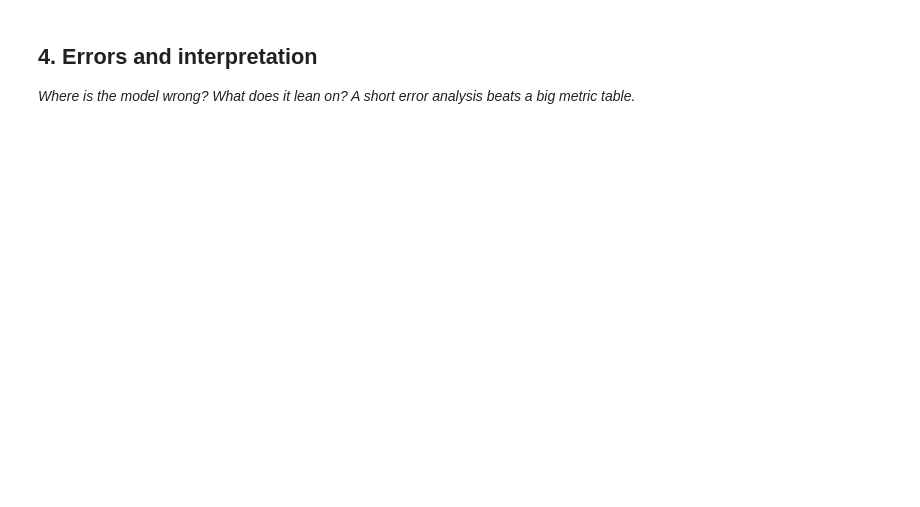
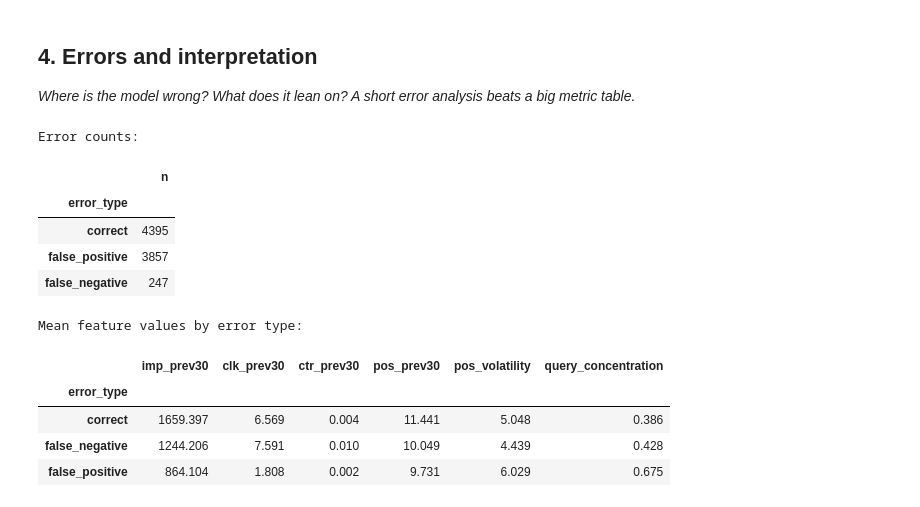
Before and after one commit to 2k24csaiml1e2411265-wq/ML_starter_FlyrankAI, a Jupyter notebook: work/notebooks/w05_model.ipynb, the cells around one changed output. Saved outputs shown, nothing was run; the diff lists cells and outputs as text; code cells hidden in the pictures; blank space fills up the shorter version.

```diff
--- a/work/notebooks/w05_model.ipynb
+++ b/work/notebooks/w05_model.ipynb
@@ -29,0 +43,17 @@ This skeleton is yours to fill. Work the sections **in order** — each one has
+# %%
+features=con.sql(f"""
+WITH base AS (
+ SELECT client_hash_id,content_hash_id,SUM(gsc_impressions) imp_prev30,SUM(gsc_clicks) clk_prev30,
+ AVG(gsc_avg_position) pos_prev30,STDDEV_SAMP(gsc_avg_position) pos_volatility
+ FROM {DAILY} WHERE report_date>=DATE '2026-02-01' AND report_date<DATE '2026-03-01'
+ GROUP BY 1,2 HAVING SUM(gsc_impressions)>=100),
+queries AS (SELECT content_hash_id,SUM(impressions_90d) kept_impressions,MAX(impressions_90d) top_query_impressions FROM {QUERY} GROUP BY content_hash_id),
+outcome AS (SELECT client_hash_id,content_hash_id,SUM(gsc_impressions) imp_future30 FROM {DAILY} WHERE report_date>=DATE '2026-03-01' AND report_date<DATE '2026-04-01' GROUP BY 1,2)
+SELECT b.*,CASE WHEN b.imp_prev30>0 THEN b.clk_prev30/b.imp_prev30 ELSE NULL END ctr_prev30,
+CASE WHEN q.kept_impressions>0 THEN q.top_query_impressions/q.kept_impressions ELSE NULL END query_concentration,o.imp_future30
+FROM base b LEFT JOIN queries q USING(content_hash_id) INNER JOIN outcome o USING(client_hash_id,content_hash_id)
+""").df()
+features['is_declining']=(features['imp_future30']<0.8*features['imp_prev30']).astype(int)
+feature_cols=['imp_prev30','clk_prev30','ctr_prev30','pos_prev30','pos_volatility','query_concentration']
+model_data=features.dropna(subset=['client_hash_id','is_declining']).copy()
+print('Rows:',len(model_data),'Clients:',model_data.client_hash_id.nunique(),'Decline rate:',round(model_data.is_declining.mean(),3))
@@ -36,0 +107,18 @@ This skeleton is yours to fill. Work the sections **in order** — each one has
+# %%
+test_view=test[['client_hash_id','content_hash_id']+feature_cols+['is_declining']].copy(); test_view['prediction']=model_pred
+test_view['error_type']=np.select([(test_view.is_declining==1)&(test_view.prediction==0),(test_view.is_declining==0)&(test_view.prediction==1)],['false_negative','false_positive'],default='correct')
+print('Error counts:'); display(test_view.error_type.value_counts().to_frame('n'))
+print('Mean feature values by error type:'); display(test_view.groupby('error_type')[feature_cols].mean(numeric_only=True).round(3))
+# %% [output]
+Error counts:
+|  | n |
+| error_type |  |
+| correct | 4395 |
+| false_positive | 3857 |
+| false_negative | 247 |
+Mean feature values by error type:
+|  | imp_prev30 | clk_prev30 | ctr_prev30 | pos_prev30 | pos_volatility | query_concentration |
+| error_type |  |  |  |  |  |  |
+| correct | 1659.397 | 6.569 | 0.004 | 11.441 | 5.048 | 0.386 |
+| false_negative | 1244.206 | 7.591 | 0.010 | 10.049 | 4.439 | 0.428 |
+| false_positive | 864.104 | 1.808 | 0.002 | 9.731 | 6.029 | 0.675 |
```
Also changed, not shown: parts of 18 cells of this notebook.
